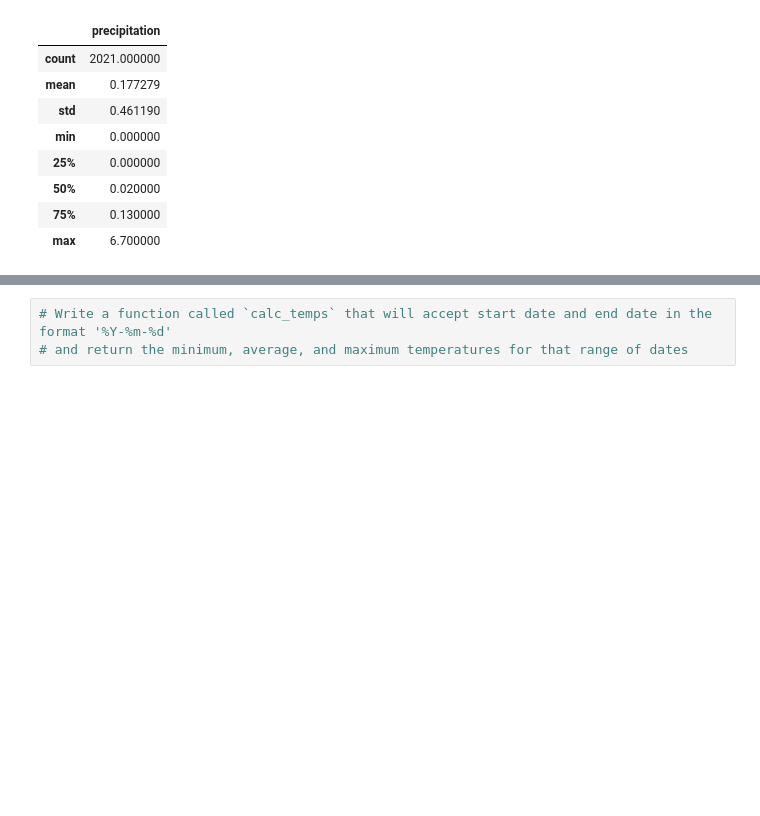
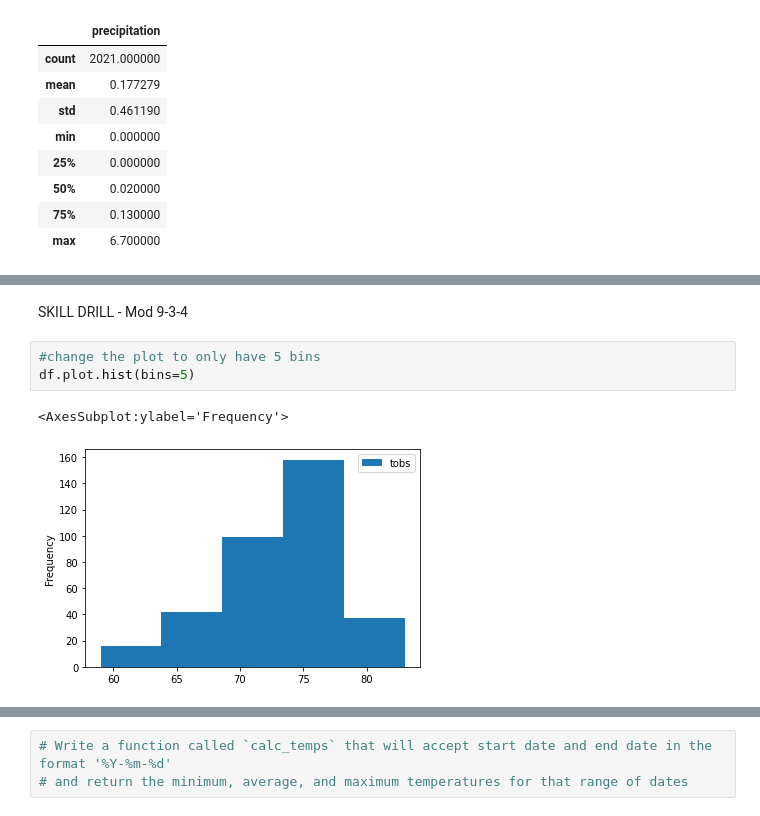
Before and after one commit to DAE587/surfs_up, a Jupyter notebook: climate_analysis.ipynb, the cells around one changed output, grey strips where cells are left out. Saved outputs shown, nothing was run; the diff lists cells and outputs as text; blank space fills up the shorter version.

```diff
--- a/climate_analysis.ipynb
+++ b/climate_analysis.ipynb
@@ -119,0 +185,8 @@ df.describe()
+# %% [markdown]
+SKILL DRILL - Mod 9-3-4
+# %%
+#change the plot to only have 5 bins
+df.plot.hist(bins=5)
+# %% [output]
+<AxesSubplot:ylabel='Frequency'>
+[figure, added]
```
Also changed, not shown: parts of 12 cells of this notebook.
